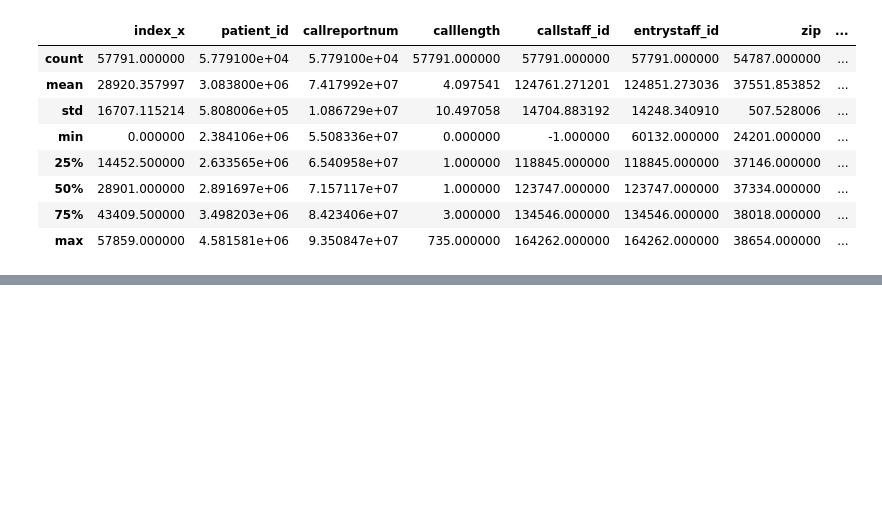
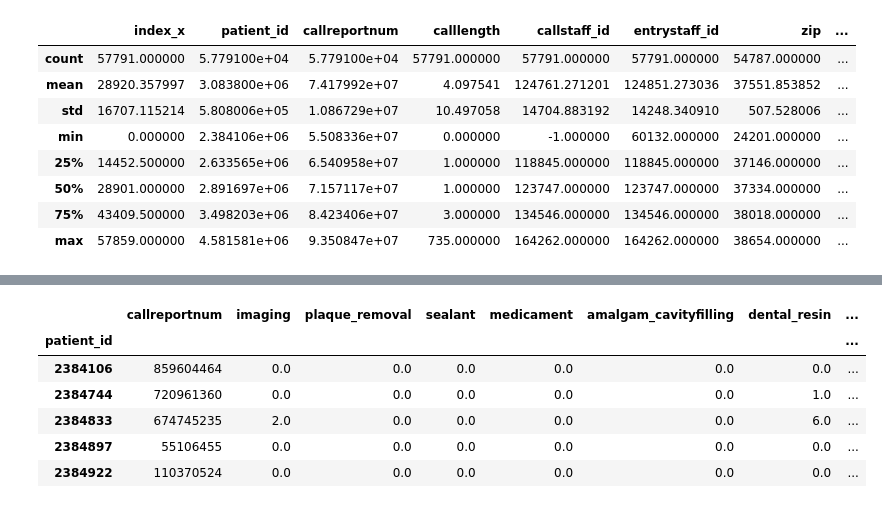
Before and after one commit to Rhunsilval/smile_on_python, a Jupyter notebook: notebooks/02_smileon_exploration.ipynb, the cells around one changed output, grey strips where cells are left out. Cells and saved outputs as stored; diff of their text form; code cells hidden in the pictures; blank space fills up the shorter version.

```diff
--- a/notebooks/02_smileon_exploration.ipynb
+++ b/notebooks/02_smileon_exploration.ipynb
@@ -419,0 +570,6 @@ visual_smileon.corr()
+# %%
+visual_smileon['impacted_tooth_removal']=visual_smileon.iloc[:, -27:-24].sum(axis=1)
+# %%
+visual_smileon['alveoloplasty']=visual_smileon.iloc[:, -21:-19].sum(axis=1)
+# %%
+visual_smileon['lesion_excision']=visual_smileon.iloc[:, -19:-18].sum(axis=1)
@@ -419,0 +596,37 @@ visual_smileon.corr()
+# %%
+visual_smileon2 = visual_smileon[[
+    'callreportnum',
+    'imaging',
+    'plaque_removal',
+    'sealant',
+    'medicament',
+    'amalgam_cavityfilling',
+    'dental_resin',
+    'recement_prosthetic',    'recement_crown',    'recement_bridge','crown_repair','bridge_repair',
+    'prefab_steel_crown',
+    'sedative_filling',
+    'prefab_prosthetic',
+    'therapeutic_pulpotomy',
+    'toothremnant_extraction',    'surgical_extraction',    'impacted_tooth_removal',    'surgery_rootremoval',
+    'sinus_perforation_closure',
+    'biopsy',
+    'alveoloplasty',
+    'lesion_excision',
+    'bonelesion_excision1',
+    'abscess_drain',
+    'pericoronalgingiva_excision',
+    'surgery_fibroustuberosity_reduction',
+    'emergencytreatment_dentalpain',
+    'occlusal_adjustment',
+    's_difficulty_eating','s_difficulty_speaking','s_drymouth','s_felt_anxiety','s_felt_embarrassed','s_avoided_smiling','s_pain_discomfort'
+]]
+# %%
+visual_smileon2.head()
+# %% [output]
+|  | callreportnum | imaging | plaque_removal | sealant | medicament | amalgam_cavityfilling | dental_resin | ... |
+| patient_id |  |  |  |  |  |  |  | ... |
+| 2384106 | 859604464 | 0.0 | 0.0 | 0.0 | 0.0 | 0.0 | 0.0 | ... |
+| 2384744 | 720961360 | 0.0 | 0.0 | 0.0 | 0.0 | 0.0 | 1.0 | ... |
+| 2384833 | 674745235 | 2.0 | 0.0 | 0.0 | 0.0 | 0.0 | 6.0 | ... |
+| 2384897 | 55106455 | 0.0 | 0.0 | 0.0 | 0.0 | 0.0 | 0.0 | ... |
+| 2384922 | 110370524 | 0.0 | 0.0 | 0.0 | 0.0 | 0.0 | 0.0 | ... |
```
Also changed, not shown: parts of 21 cells of this notebook, 1 other file.
